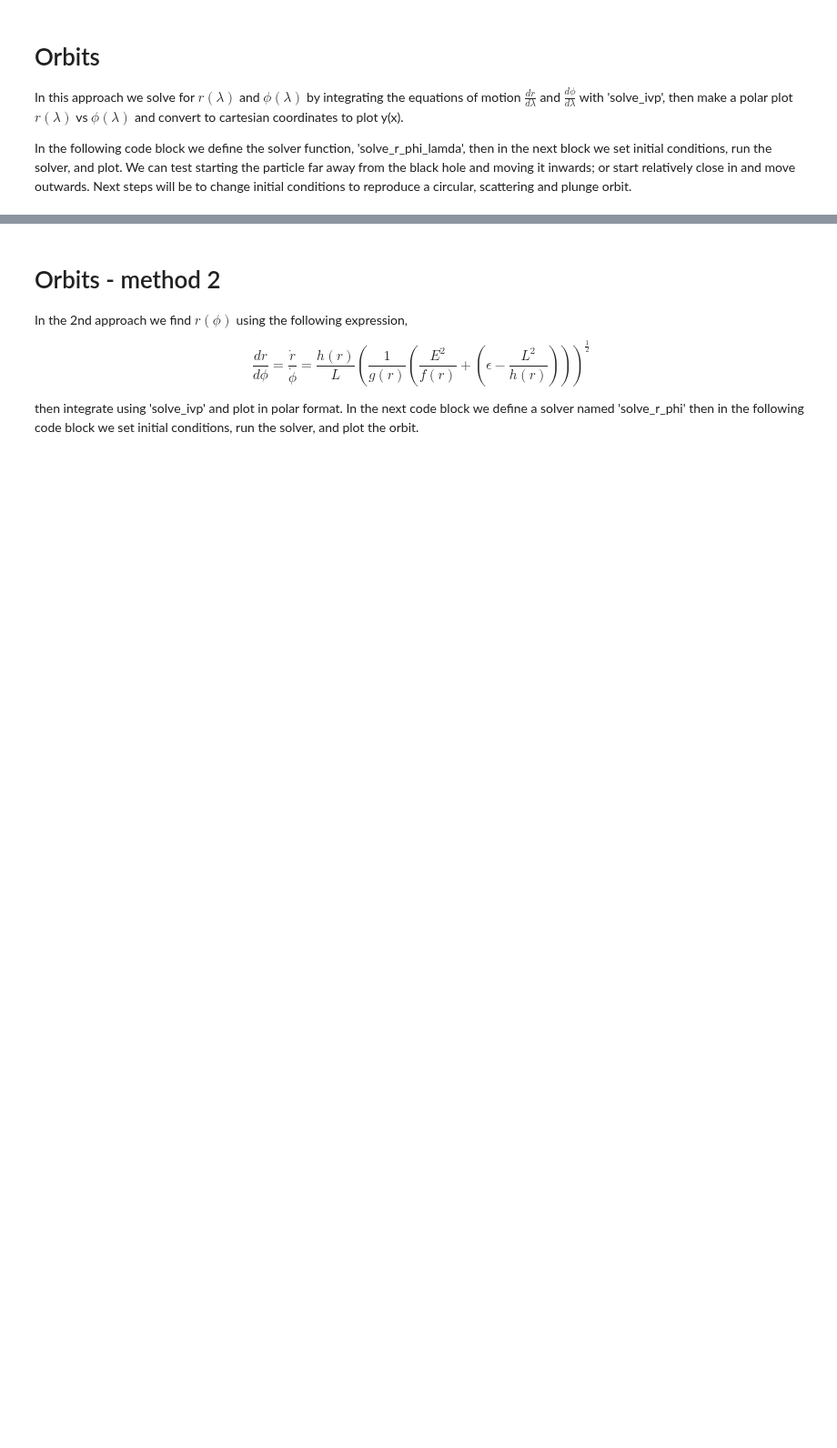
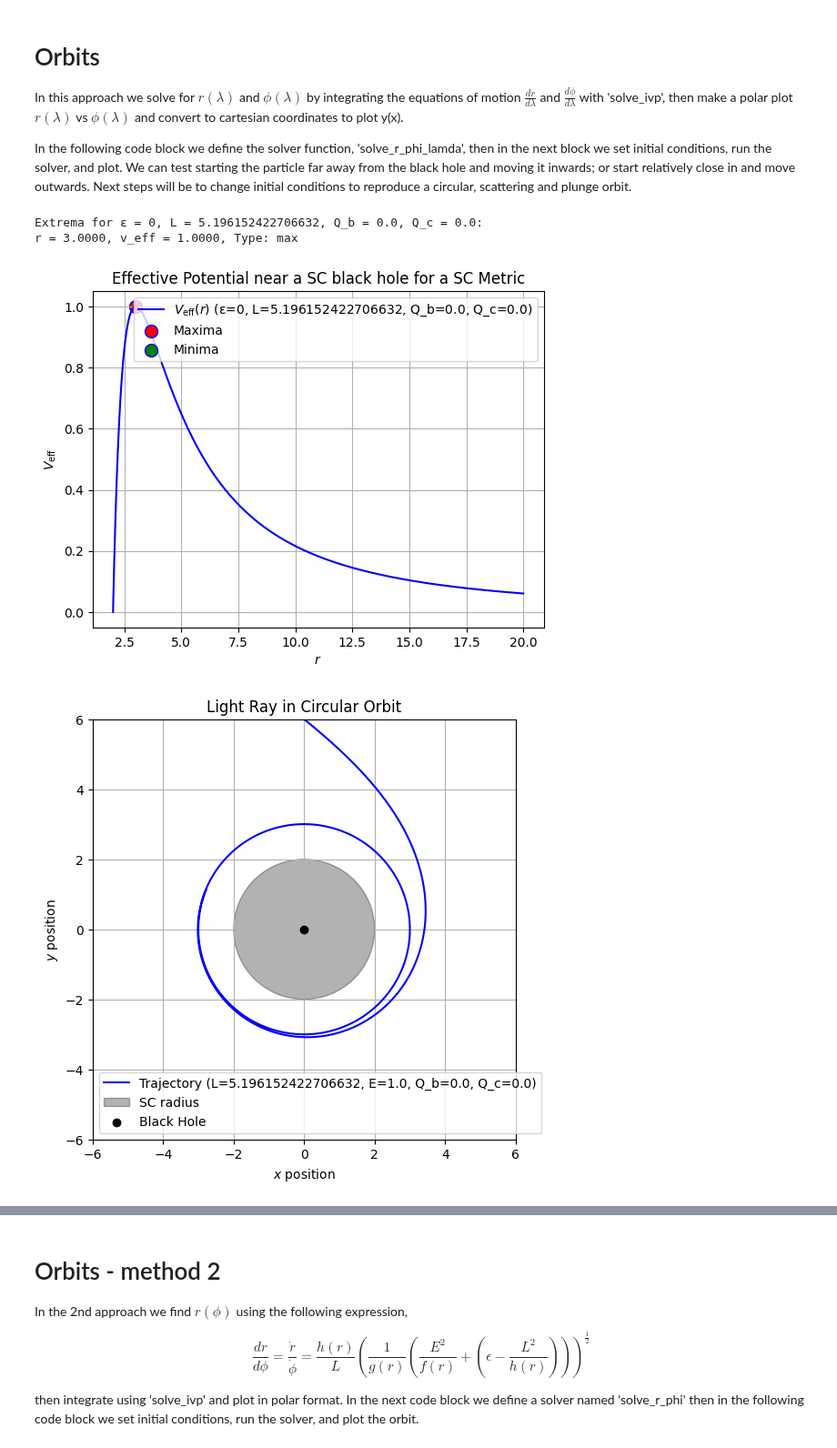
Before and after one commit to AdamSmithOrlik/quantum-black-holes, a Jupyter notebook: sue/research-3.ipynb, the cells around one changed output, grey strips where cells are left out. Shown at 91% size. Drawn from its saved outputs; the diff is of its cells as text; code cells hidden in the pictures; blank space fills up the shorter version.

```diff
--- a/sue/research-3.ipynb
+++ b/sue/research-3.ipynb
@@ -310,3 +316,75 @@ def solve_r_phi_lamda(params, lamda_range, r_init, phi_init, epsilon=0):
     # solve for r(lambda) and phi(lambda)
     sol = solve_ivp(dy_dt, lamda_range, y0, t_eval=np.linspace(*lamda_range, 1000), atol=1e-6, rtol=1e-6)
     return sol
+# %%
+# block 8B - light ray orbits
+# circular orbits
+r_range1 = (rs1, 10 * rs1)
+# locate extrema for massless particles (epsilon = 0)
+ext_photons1, v_eff_photons1 = find_extrema_num(M1, L_circle1, Q_b0, Q_c0, eps0, r_range1)
+
+r_vals1 = np.linspace(r_range1[0], r_range1[1], 1000)
+v_eff_vals_sc1 = [v_eff_photons1.subs(r, rv) for rv in r_vals1]
+
+# separate maxima, minima
+max_x1, max_y1 = [], []
+min_x1, min_y1 = [], []
+
+for r_ex, v_eff_at_r, ext_type in ext_photons1:
+    if ext_type == "max":
+        max_x1.append(r_ex)
+        max_y1.append(v_eff_at_r)
+    else:
+        min_x1.append(r_ex)
+        min_y1.append(v_eff_at_r)
+
+plt.plot(r_vals1, v_eff_vals_sc1, color='b', label=rf'$V_{{\mathrm{{eff}}}}(r)$ (ε={eps0}, L={L_circle1}, Q_b={Q_b0}, Q_c={Q_c0})')
+plt.scatter(max_x, max_y, color='r', s=100, edgecolors='b', label="Maxima")
+plt.scatter(min_x, min_y, color='g', s=100, edgecolors='b', label="Minima")
+plt.xlabel(r'$r$')
+plt.ylabel(r'$V_{\mathrm{eff}}$')
+plt.title(f"Effective Potential near a SC black hole for a SC Metric")
+plt.legend()
+plt.grid(True)
+plt.show()
+# -------------
+# initial conditions
+r_init5 = 3 * rs1
+phi_init5 = 0.5 * np.pi
+lamda_range5 = [0, -23]
+
+# NO quantum parameters
+params5 = [E1, L_circle1, M1, Q_b0, Q_c0]
+
+sol_y5 = solve_r_phi_lamda(params5, lamda_range5, r_init5, phi_init5, epsilon=0)
+
+if not sol_y5.success:
+    print("Integration failed:", sol_y5.message)
+
+# extract radial and angular positions
+r_vals5 = sol_y5.y[1]
+phi_vals5 = sol_y5.y[2]
+lamda_vals5 = sol_y5.t
+
+# cartesian coordinates
+x5 = r_vals5 * np.cos(phi_vals5)
+y5 = r_vals5 * np.sin(phi_vals5)
+
+fig, ax = plt.subplots(figsize=(6, 6))
+ax.plot(x5, y5, color='b', label=f'Trajectory (L={L_circle1}, E={E1}, Q_b={Q_b0}, Q_c={Q_c0})')
+circ = patches.Circle((0, 0), rs1, color='black', alpha=0.3, label="SC radius")
+ax.add_patch(circ)
+ax.scatter([0], [0], color='black', zorder=5, label='Black Hole')
+ax.set_xlim(-6, 6)
+ax.set_ylim(-6, 6)
+ax.set_xlabel(r'$x$ position')
+ax.set_ylabel(r'$y$ position')
+plt.title('Light Ray in Circular Orbit')
+ax.legend()
+ax.grid(True)
+plt.show()
+# %% [output]
+Extrema for ε = 0, L = 5.196152422706632, Q_b = 0.0, Q_c = 0.0:
+r = 3.0000, v_eff = 1.0000, Type: max
+[figure, added]
+[figure, added]
```
Also changed, not shown: parts of 6 cells of this notebook, 1 other file.
